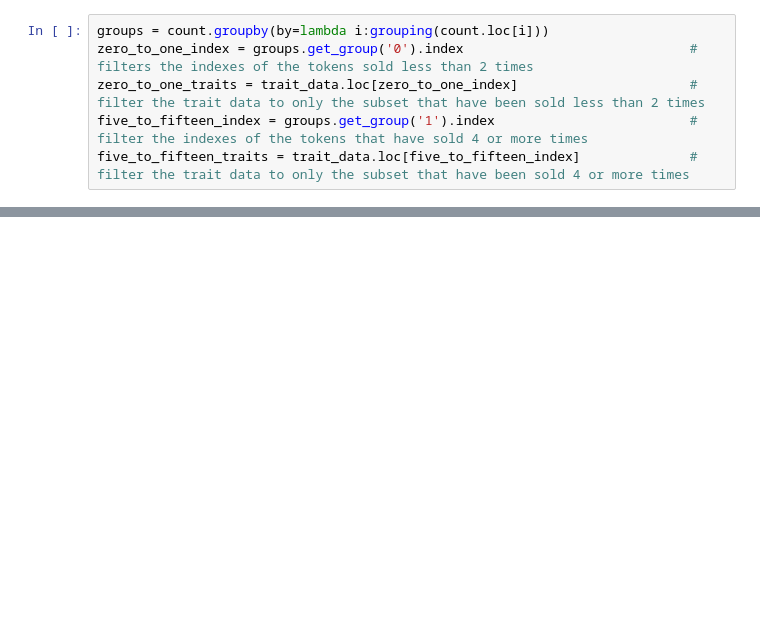
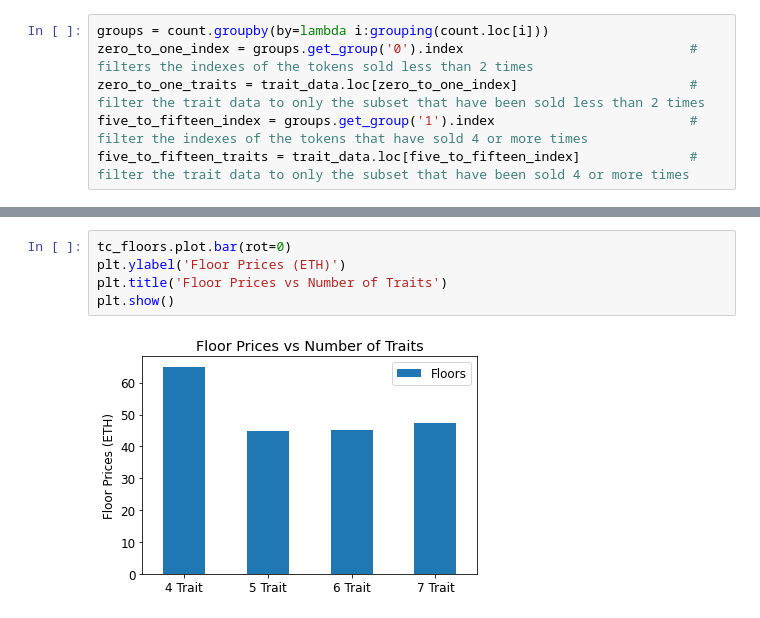
Before and after one commit to JunxianQu/ECE143_NFD_Prediction, a Jupyter notebook: presentation_graphs.ipynb, the cells around one changed output, grey strips where cells are left out. Drawn from its saved outputs; the diff is of its cells as text; blank space fills up the shorter version.

```diff
--- a/presentation_graphs.ipynb
+++ b/presentation_graphs.ipynb
@@ -252,0 +266,7 @@ Text(0.5, 1.0, 'Floor for each Eye type vs Eye type percentage that has sold 4 o
+# %%
+tc_floors.plot.bar(rot=0)
+plt.ylabel('Floor Prices (ETH)')
+plt.title('Floor Prices vs Number of Traits')
+plt.show()
+# %% [output]
+[figure, added]
```
Also changed, not shown: parts of 5 cells of this notebook.
